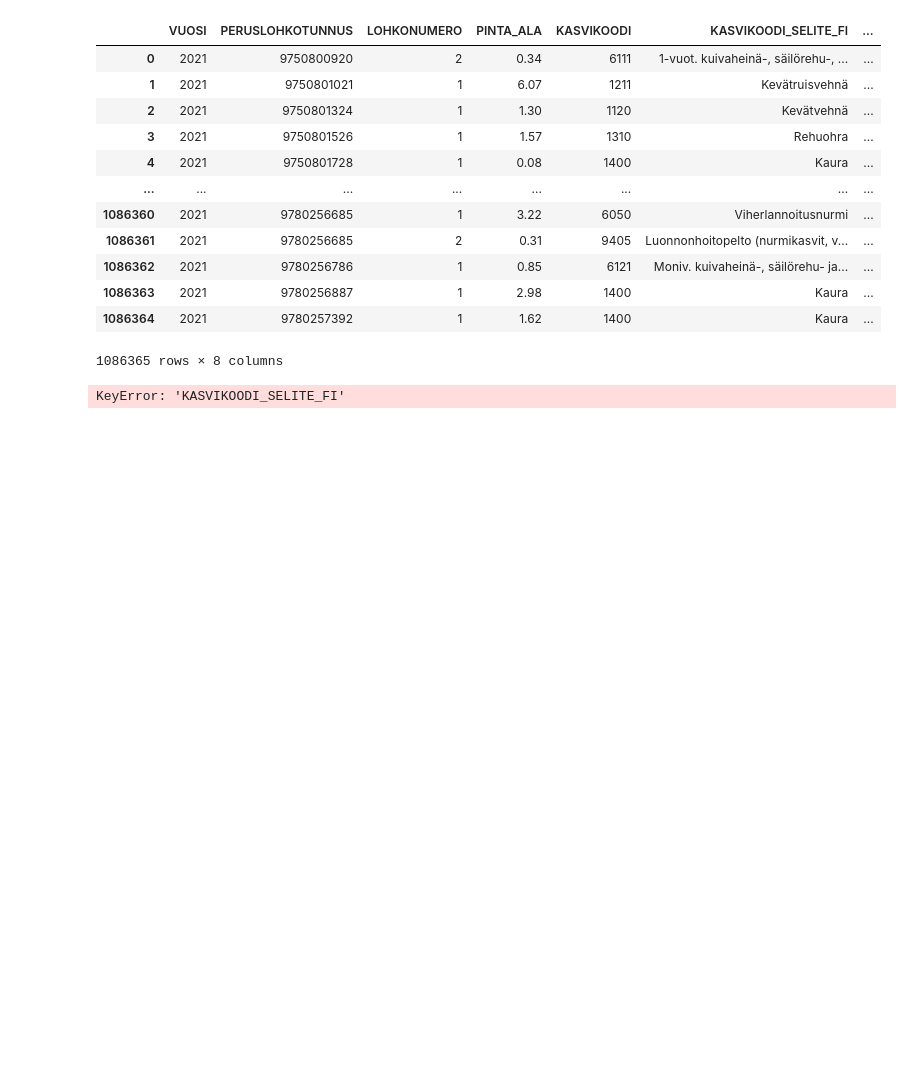
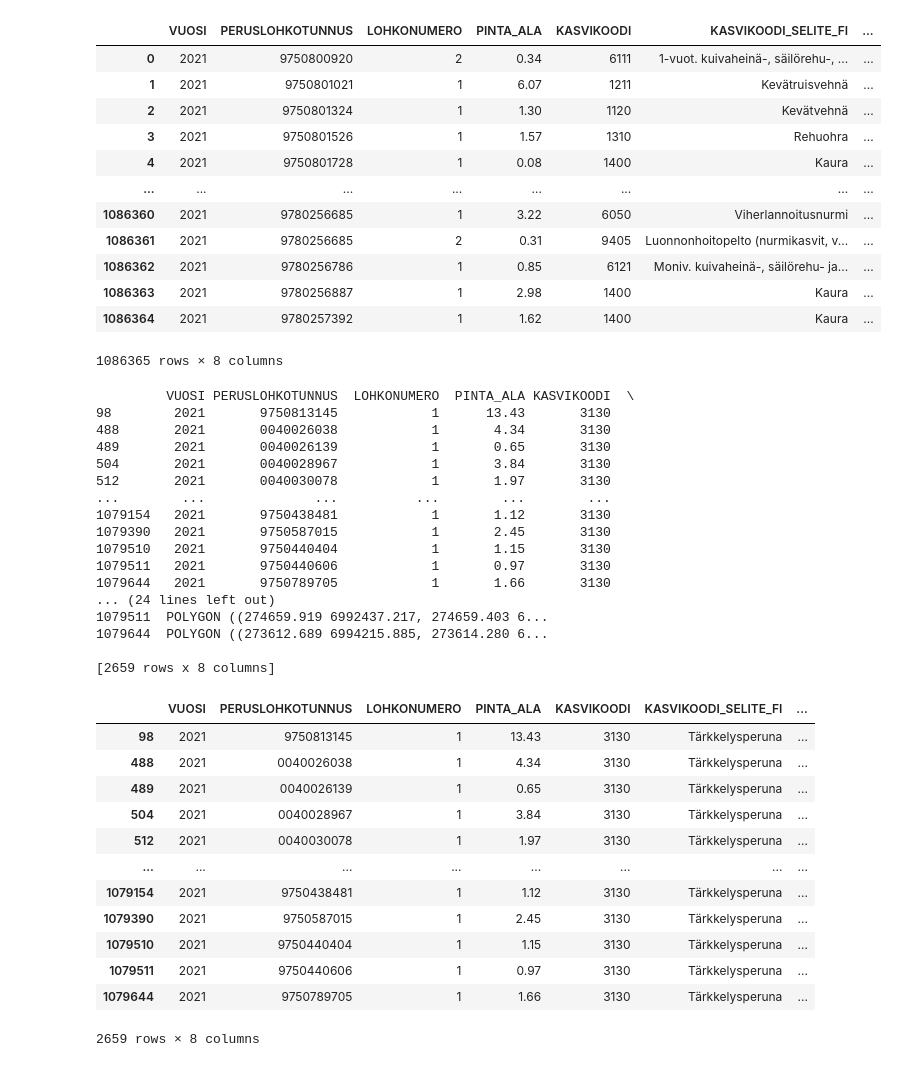
Before and after one commit to jcasado/FinAware, a Jupyter notebook: src/data/get-lpis-by-asset.ipynb, the cells around one changed output. Cells and saved outputs as stored; diff of their text form; code cells hidden in the pictures; blank space fills up the shorter version.

```diff
--- a/src/data/get-lpis-by-asset.ipynb
+++ b/src/data/get-lpis-by-asset.ipynb
@@ -34,7 +35,37 @@ epsg:3067
 # %%
 starch_fields = gdf[gdf[QUERY_FIELD] == QUERY_CROP]
 print(starch_fields)
 # 2659 rows
-# gdf = gdf.to_crs("EPSG:4326")
+starch_fields_projected = starch_fields.to_crs("EPSG:4326")
+starch_fields_projected
 # %% [output]
-KeyError: 'KASVIKOODI_SELITE_FI'
+         VUOSI PERUSLOHKOTUNNUS  LOHKONUMERO  PINTA_ALA KASVIKOODI  \
+98        2021       9750813145            1      13.43       3130
+488       2021       0040026038            1       4.34       3130
+489       2021       0040026139            1       0.65       3130
+504       2021       0040028967            1       3.84       3130
+512       2021       0040030078            1       1.97       3130
+...        ...              ...          ...        ...        ...
+1079154   2021       9750438481            1       1.12       3130
+1079390   2021       9750587015            1       2.45       3130
+1079510   2021       9750440404            1       1.15       3130
+1079511   2021       9750440606            1       0.97       3130
+1079644   2021       9750789705            1       1.66       3130
+... (24 lines left out)
+1079511  POLYGON ((274659.919 6992437.217, 274659.403 6...
+1079644  POLYGON ((273612.689 6994215.885, 273614.280 6...
+
+[2659 rows x 8 columns]
+|  | VUOSI | PERUSLOHKOTUNNUS | LOHKONUMERO | PINTA_ALA | KASVIKOODI | KASVIKOODI_SELITE_FI | ... |
+| 98 | 2021 | 9750813145 | 1 | 13.43 | 3130 | Tärkkelysperuna | ... |
+| 488 | 2021 | 0040026038 | 1 | 4.34 | 3130 | Tärkkelysperuna | ... |
+| 489 | 2021 | 0040026139 | 1 | 0.65 | 3130 | Tärkkelysperuna | ... |
+| 504 | 2021 | 0040028967 | 1 | 3.84 | 3130 | Tärkkelysperuna | ... |
+| 512 | 2021 | 0040030078 | 1 | 1.97 | 3130 | Tärkkelysperuna | ... |
+| ... | ... | ... | ... | ... | ... | ... | ... |
+| 1079154 | 2021 | 9750438481 | 1 | 1.12 | 3130 | Tärkkelysperuna | ... |
+| 1079390 | 2021 | 9750587015 | 1 | 2.45 | 3130 | Tärkkelysperuna | ... |
+| 1079510 | 2021 | 9750440404 | 1 | 1.15 | 3130 | Tärkkelysperuna | ... |
+| 1079511 | 2021 | 9750440606 | 1 | 0.97 | 3130 | Tärkkelysperuna | ... |
+| 1079644 | 2021 | 9750789705 | 1 | 1.66 | 3130 | Tärkkelysperuna | ... |
+2659 rows × 8 columns
```
Also changed, not shown: parts of 3 cells of this notebook, 3 other files.
